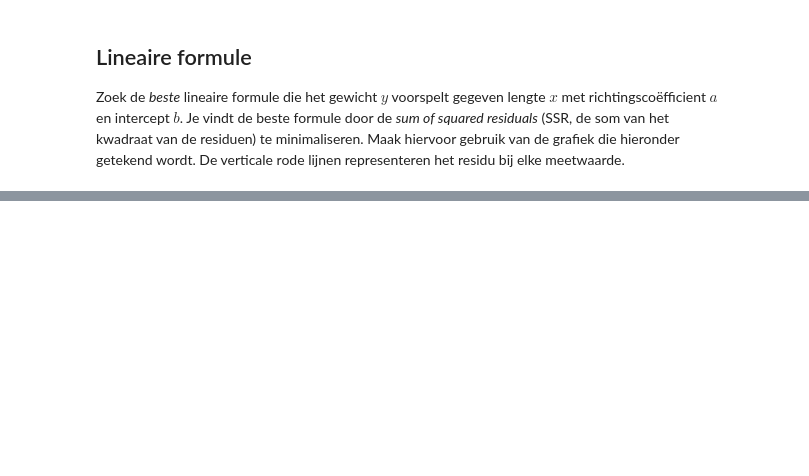
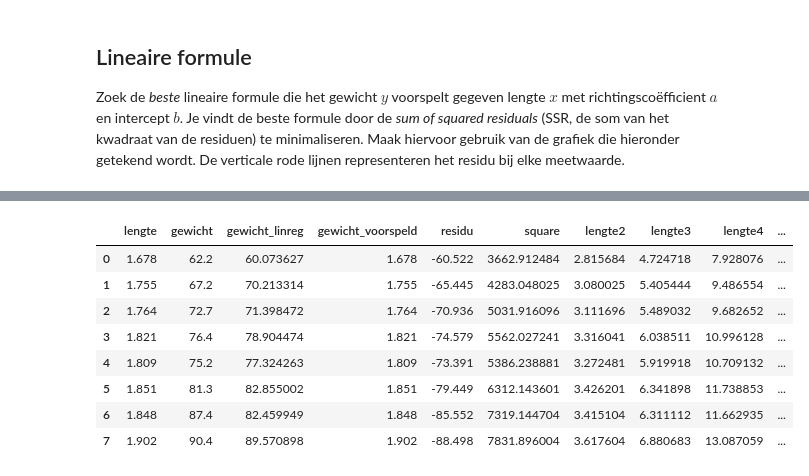
Before and after one commit to tijmenjoppe/ComputationalModelling-student, a Jupyter notebook: regressie_oefening_ols_student.ipynb, the cells around one changed output, grey strips where cells are left out. Saved outputs shown, nothing was run; the diff lists cells and outputs as text; code cells hidden in the pictures; blank space fills up the shorter version.

```diff
--- a/regressie_oefening_ols_student.ipynb
+++ b/regressie_oefening_ols_student.ipynb
@@ -63,0 +78,17 @@ personen
+# %%
+personen['lengte2'] = personen['lengte']**2
+personen['lengte3'] = personen['lengte']**3
+personen['lengte4'] = personen['lengte']**4
+personen['lengte5'] = personen['lengte']**5
+personen['lengte6'] = personen['lengte']**6
+personen
+# %% [output]
+|  | lengte | gewicht | gewicht_linreg | gewicht_voorspeld | residu | square | lengte2 | lengte3 | lengte4 | ... |
+| 0 | 1.678 | 62.2 | 60.073627 | 1.678 | -60.522 | 3662.912484 | 2.815684 | 4.724718 | 7.928076 | ... |
+| 1 | 1.755 | 67.2 | 70.213314 | 1.755 | -65.445 | 4283.048025 | 3.080025 | 5.405444 | 9.486554 | ... |
+| 2 | 1.764 | 72.7 | 71.398472 | 1.764 | -70.936 | 5031.916096 | 3.111696 | 5.489032 | 9.682652 | ... |
+| 3 | 1.821 | 76.4 | 78.904474 | 1.821 | -74.579 | 5562.027241 | 3.316041 | 6.038511 | 10.996128 | ... |
+| 4 | 1.809 | 75.2 | 77.324263 | 1.809 | -73.391 | 5386.238881 | 3.272481 | 5.919918 | 10.709132 | ... |
+| 5 | 1.851 | 81.3 | 82.855002 | 1.851 | -79.449 | 6312.143601 | 3.426201 | 6.341898 | 11.738853 | ... |
+| 6 | 1.848 | 87.4 | 82.459949 | 1.848 | -85.552 | 7319.144704 | 3.415104 | 6.311112 | 11.662935 | ... |
+| 7 | 1.902 | 90.4 | 89.570898 | 1.902 | -88.498 | 7831.896004 | 3.617604 | 6.880683 | 13.087059 | ... |
```
Also changed, not shown: parts of 5 cells of this notebook, 4 other files.
